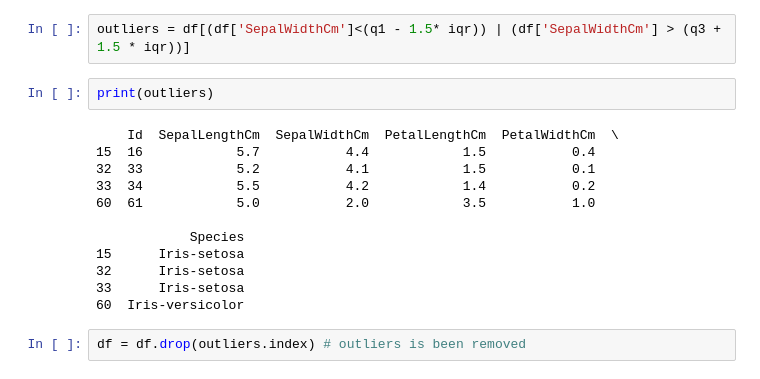
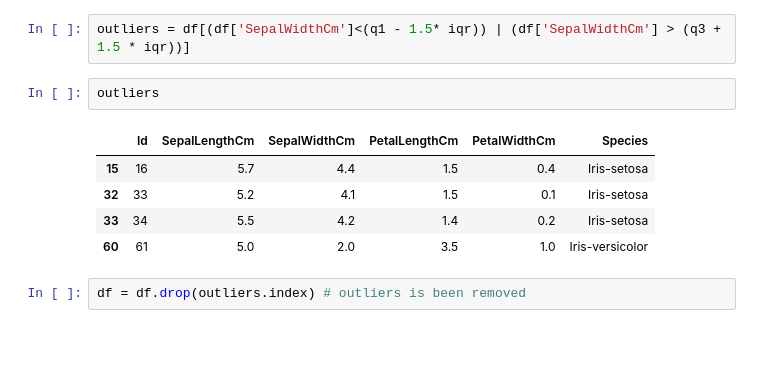
Before and after one commit to delowerhossentuhin/Python-Pandas, a Jupyter notebook: Outlier_Removed.ipynb, the cells around one changed output. Saved outputs shown, nothing was run; the diff lists cells and outputs as text; blank space fills up the shorter version.

Commit message:
Outlier Removed from Iris Dataset

```diff
--- a/Outlier_Removed.ipynb
+++ b/Outlier_Removed.ipynb
@@ -84,20 +84,14 @@ Lower Bounds = 2.05
  Higher Bounds = 4.05
 # %%
 outliers = df[(df['SepalWidthCm']<(q1 - 1.5* iqr)) | (df['SepalWidthCm'] > (q3 + 1.5 * iqr))]
-# %%
-print(outliers)
-# %% [output]
-    Id  SepalLengthCm  SepalWidthCm  PetalLengthCm  PetalWidthCm  \
-15  16            5.7           4.4            1.5           0.4
-32  33            5.2           4.1            1.5           0.1
-33  34            5.5           4.2            1.4           0.2
-60  61            5.0           2.0            3.5           1.0
-
-            Species
-15      Iris-setosa
-32      Iris-setosa
-33      Iris-setosa
-60  Iris-versicolor
+# %%
+outliers
+# %% [output]
+|  | Id | SepalLengthCm | SepalWidthCm | PetalLengthCm | PetalWidthCm | Species |
+| 15 | 16 | 5.7 | 4.4 | 1.5 | 0.4 | Iris-setosa |
+| 32 | 33 | 5.2 | 4.1 | 1.5 | 0.1 | Iris-setosa |
+| 33 | 34 | 5.5 | 4.2 | 1.4 | 0.2 | Iris-setosa |
+| 60 | 61 | 5.0 | 2.0 | 3.5 | 1.0 | Iris-versicolor |
 # %%
 df = df.drop(outliers.index) # outliers is been removed
 # %%
```
